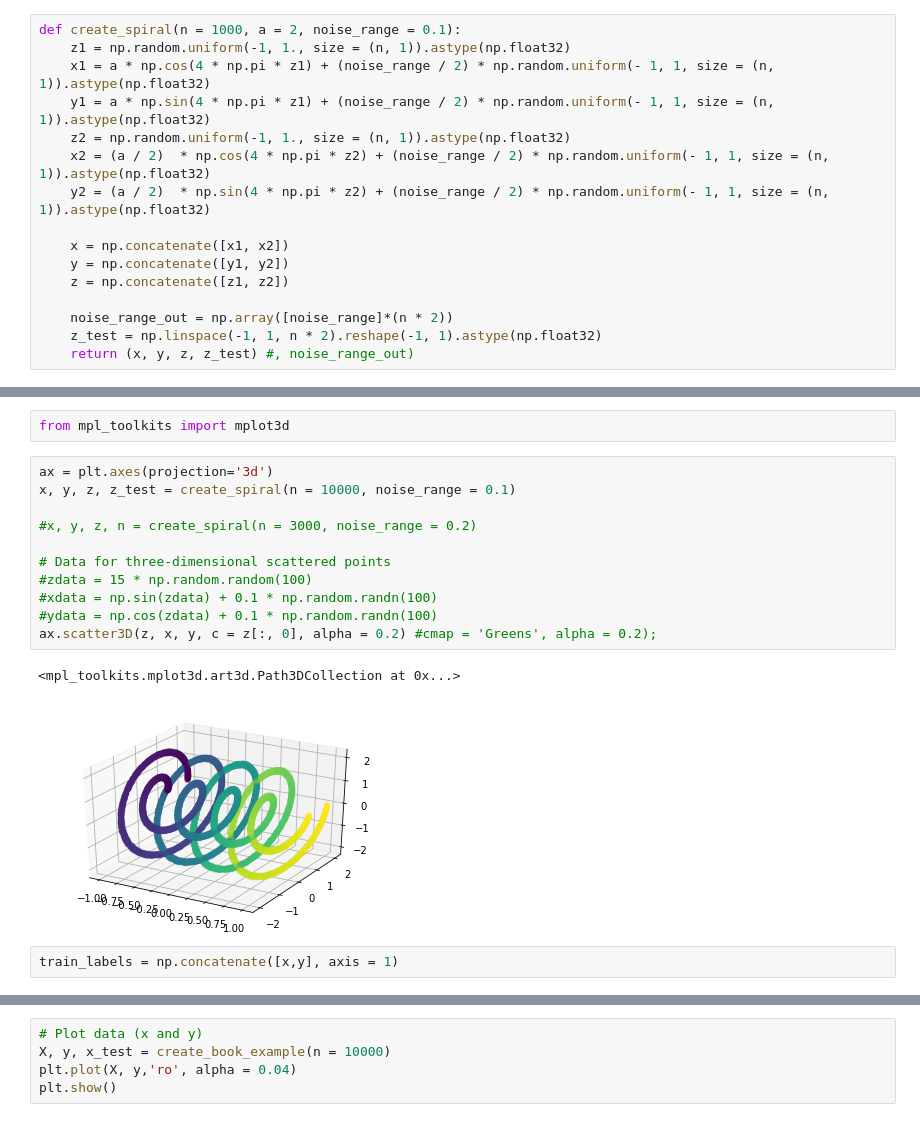
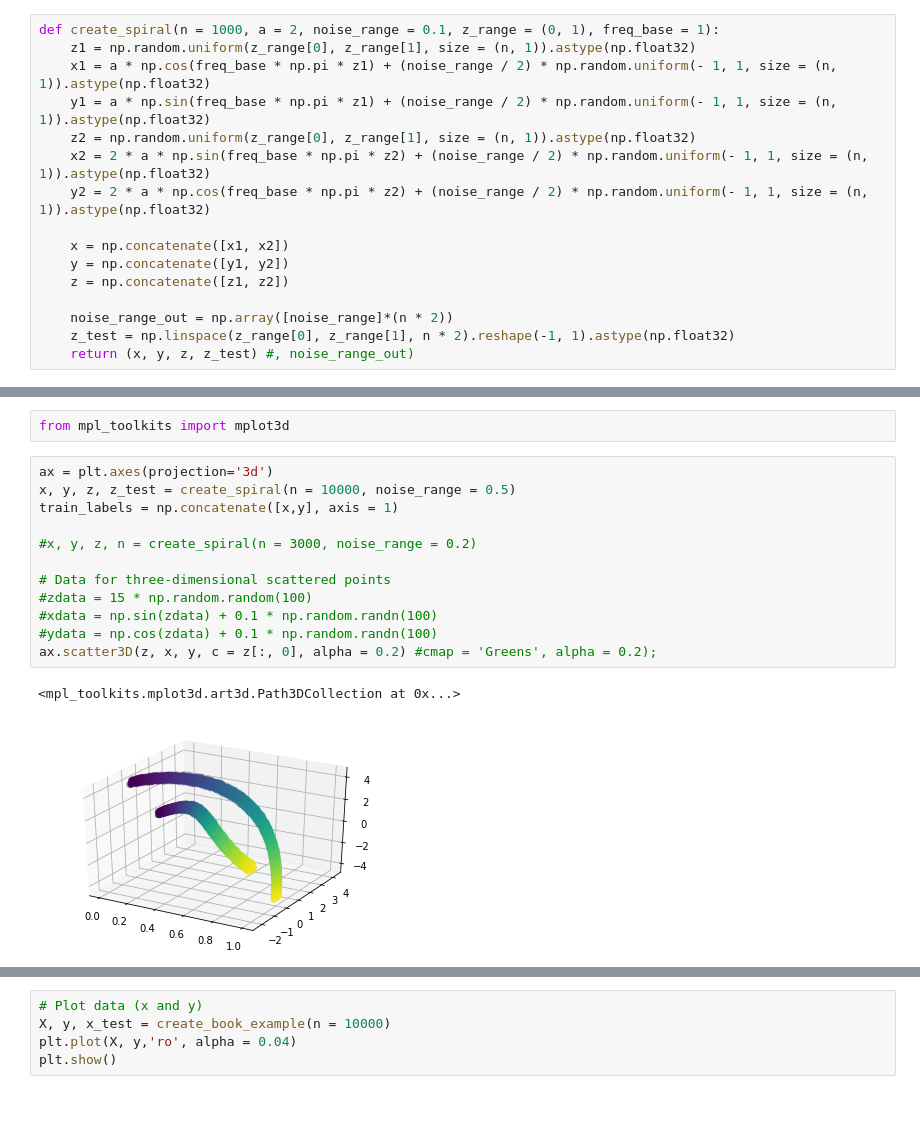
Before and after one commit to AlexanderFengler/nn_likelihoods, a Jupyter notebook: Untitled1.ipynb, the cells around one changed output, grey strips where cells are left out. Cells and saved outputs as stored; diff of their text form.

```diff
--- a/Untitled1.ipynb
+++ b/Untitled1.ipynb
@@ -27,18 +27,18 @@ def create_book_example(n = 1000):
     x_test = np.linspace(0, 1, n).reshape(-1, 1).astype(np.float32)
     return X, y, x_test
 # %%
-def create_spiral(n = 1000, a = 2, noise_range = 0.1):
-    z1 = np.random.uniform(-1, 1., size = (n, 1)).astype(np.float32)
-    x1 = a * np.cos(4 * np.pi * z1) + (noise_range / 2) * np.random.uniform(- 1, 1, size = (n, 1)).astype(np.float32)
-    y1 = a * np.sin(4 * np.pi * z1) + (noise_range / 2) * np.random.uniform(- 1, 1, size = (n, 1)).astype(np.float32)
-    z2 = np.random.uniform(-1, 1., size = (n, 1)).astype(np.float32)
-    x2 = (a / 2)  * np.cos(4 * np.pi * z2) + (noise_range / 2) * np.random.uniform(- 1, 1, size = (n, 1)).astype(np.float32)
-    y2 = (a / 2)  * np.sin(4 * np.pi * z2) + (noise_range / 2) * np.random.uniform(- 1, 1, size = (n, 1)).astype(np.float32)
+def create_spiral(n = 1000, a = 2, noise_range = 0.1, z_range = (0, 1), freq_base = 1):
+    z1 = np.random.uniform(z_range[0], z_range[1], size = (n, 1)).astype(np.float32)
+    x1 = a * np.cos(freq_base * np.pi * z1) + (noise_range / 2) * np.random.uniform(- 1, 1, size = (n, 1)).astype(np.float32)
+    y1 = a * np.sin(freq_base * np.pi * z1) + (noise_range / 2) * np.random.uniform(- 1, 1, size = (n, 1)).astype(np.float32)
+    z2 = np.random.uniform(z_range[0], z_range[1], size = (n, 1)).astype(np.float32)
+    x2 = 2 * a * np.sin(freq_base * np.pi * z2) + (noise_range / 2) * np.random.uniform(- 1, 1, size = (n, 1)).astype(np.float32)
+    y2 = 2 * a * np.cos(freq_base * np.pi * z2) + (noise_range / 2) * np.random.uniform(- 1, 1, size = (n, 1)).astype(np.float32)
 
     x = np.concatenate([x1, x2])
     y = np.concatenate([y1, y2])
     z = np.concatenate([z1, z2])
 
     noise_range_out = np.array([noise_range]*(n * 2))
-    z_test = np.linspace(-1, 1, n * 2).reshape(-1, 1).astype(np.float32)
+    z_test = np.linspace(z_range[0], z_range[1], n * 2).reshape(-1, 1).astype(np.float32)
     return (x, y, z, z_test) #, noise_range_out)
@@ -46,17 +73,16 @@ def create_spiral(n = 1000, a = 2, noise_range = 0.1):
 from mpl_toolkits import mplot3d
 # %%
 ax = plt.axes(projection='3d')
-x, y, z, z_test = create_spiral(n = 10000, noise_range = 0.1)
+x, y, z, z_test = create_spiral(n = 10000, noise_range = 0.5)
+train_labels = np.concatenate([x,y], axis = 1)
 
 #x, y, z, n = create_spiral(n = 3000, noise_range = 0.2)
 
 # Data for three-dimensional scattered points
 #zdata = 15 * np.random.random(100)
 #xdata = np.sin(zdata) + 0.1 * np.random.randn(100)
 #ydata = np.cos(zdata) + 0.1 * np.random.randn(100)
 ax.scatter3D(z, x, y, c = z[:, 0], alpha = 0.2) #cmap = 'Greens', alpha = 0.2);
 # %% [output]
 <mpl_toolkits.mplot3d.art3d.Path3DCollection at 0x...>
-[figure, old version]
+[figure, new version]
-# %%
-train_labels = np.concatenate([x,y], axis = 1)
```
Also changed, not shown: parts of 25 cells of this notebook, 3 other files.
